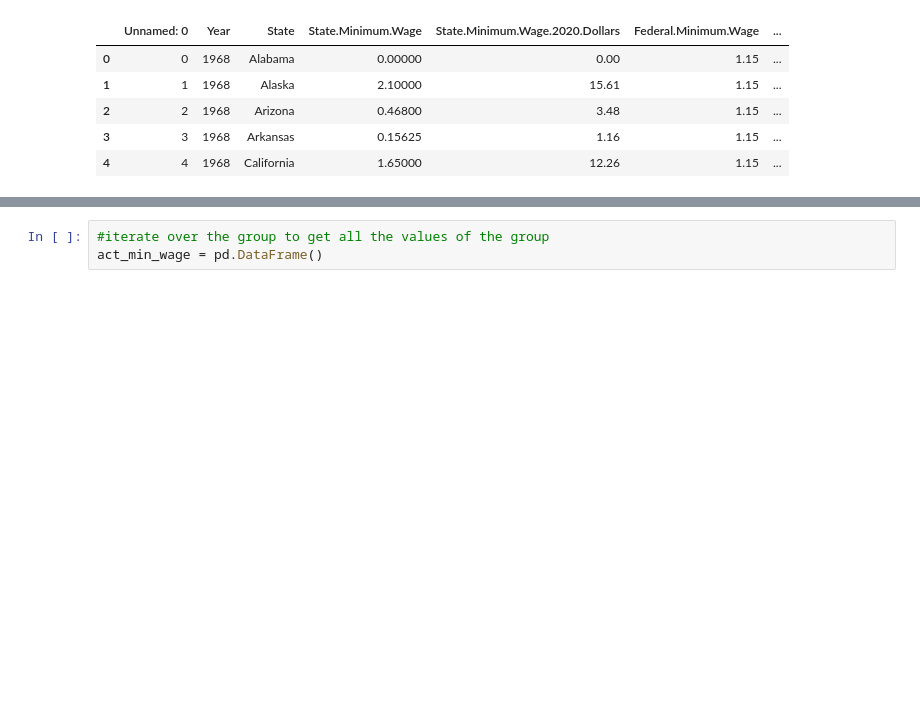
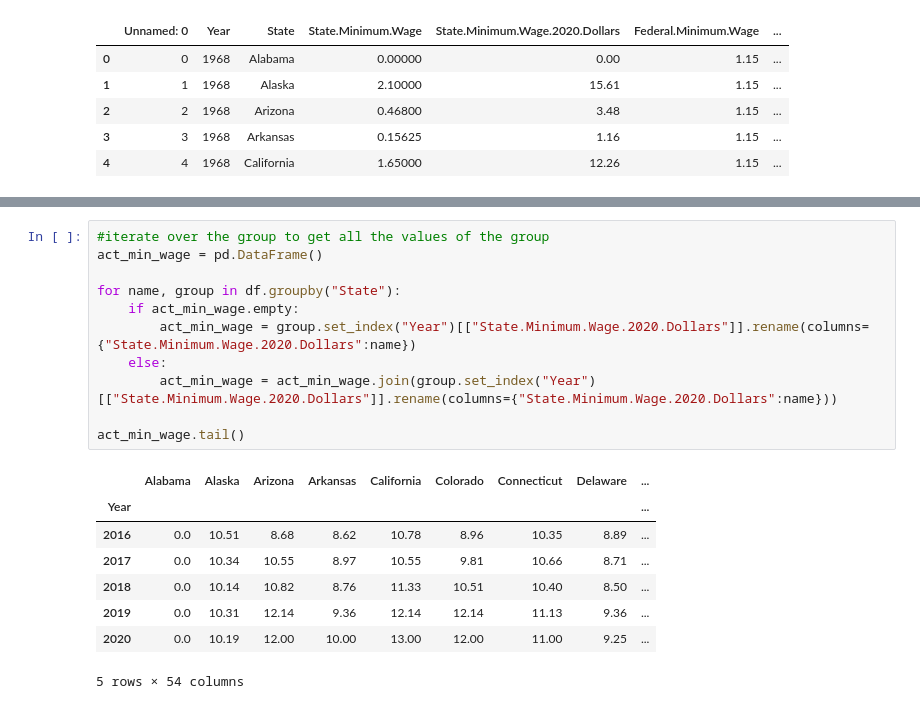
Before and after one commit to Row-Bell/Python_Basic, a Jupyter notebook: Data_Analysis_Intro/Part_3.ipynb, the cells around one changed output, grey strips where cells are left out. Saved outputs shown, nothing was run; the diff lists cells and outputs as text; blank space fills up the shorter version.

```diff
--- a/Data_Analysis_Intro/Part_3.ipynb
+++ b/Data_Analysis_Intro/Part_3.ipynb
@@ -25,3 +33,20 @@ gb.get_group("Alabama").set_index("Year").head()
-# %%
-#iterate over the group to get all the values of the group
-act_min_wage = pd.DataFrame()
+# %%
+#iterate over the group to get all the values of the group
+act_min_wage = pd.DataFrame()
+
+for name, group in df.groupby("State"):
+    if act_min_wage.empty:
+        act_min_wage = group.set_index("Year")[["State.Minimum.Wage.2020.Dollars"]].rename(columns={"State.Minimum.Wage.2020.Dollars":name})
+    else:
+        act_min_wage = act_min_wage.join(group.set_index("Year")[["State.Minimum.Wage.2020.Dollars"]].rename(columns={"State.Minimum.Wage.2020.Dollars":name}))
+
+act_min_wage.tail()
+# %% [output]
+|  | Alabama | Alaska | Arizona | Arkansas | California | Colorado | Connecticut | Delaware | ... |
+| Year |  |  |  |  |  |  |  |  | ... |
+| 2016 | 0.0 | 10.51 | 8.68 | 8.62 | 10.78 | 8.96 | 10.35 | 8.89 | ... |
+| 2017 | 0.0 | 10.34 | 10.55 | 8.97 | 10.55 | 9.81 | 10.66 | 8.71 | ... |
+| 2018 | 0.0 | 10.14 | 10.82 | 8.76 | 11.33 | 10.51 | 10.40 | 8.50 | ... |
+| 2019 | 0.0 | 10.31 | 12.14 | 9.36 | 12.14 | 12.14 | 11.13 | 9.36 | ... |
+| 2020 | 0.0 | 10.19 | 12.00 | 10.00 | 13.00 | 12.00 | 11.00 | 9.25 | ... |
+5 rows × 54 columns
```
Also changed, not shown: parts of 5 cells of this notebook.
